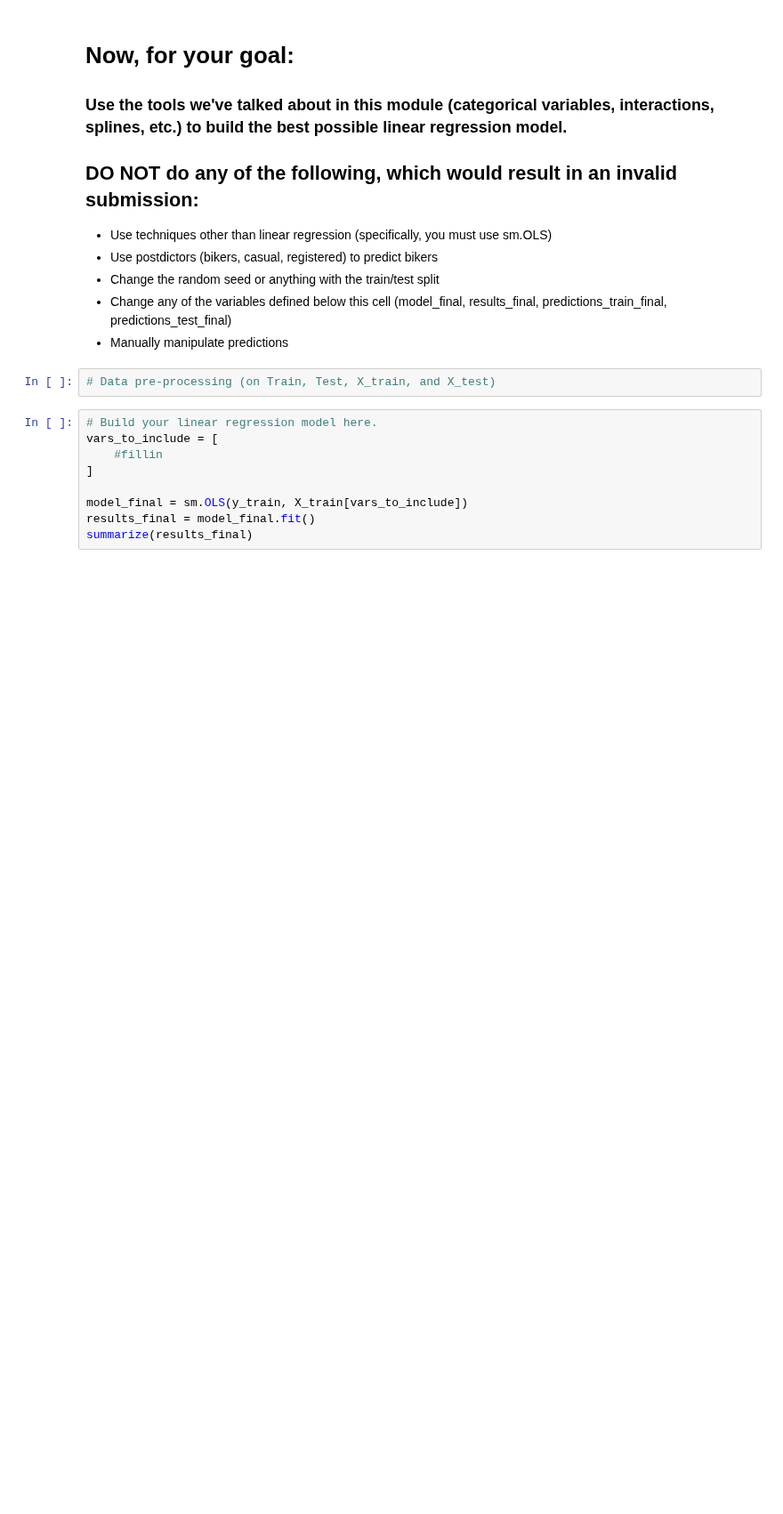
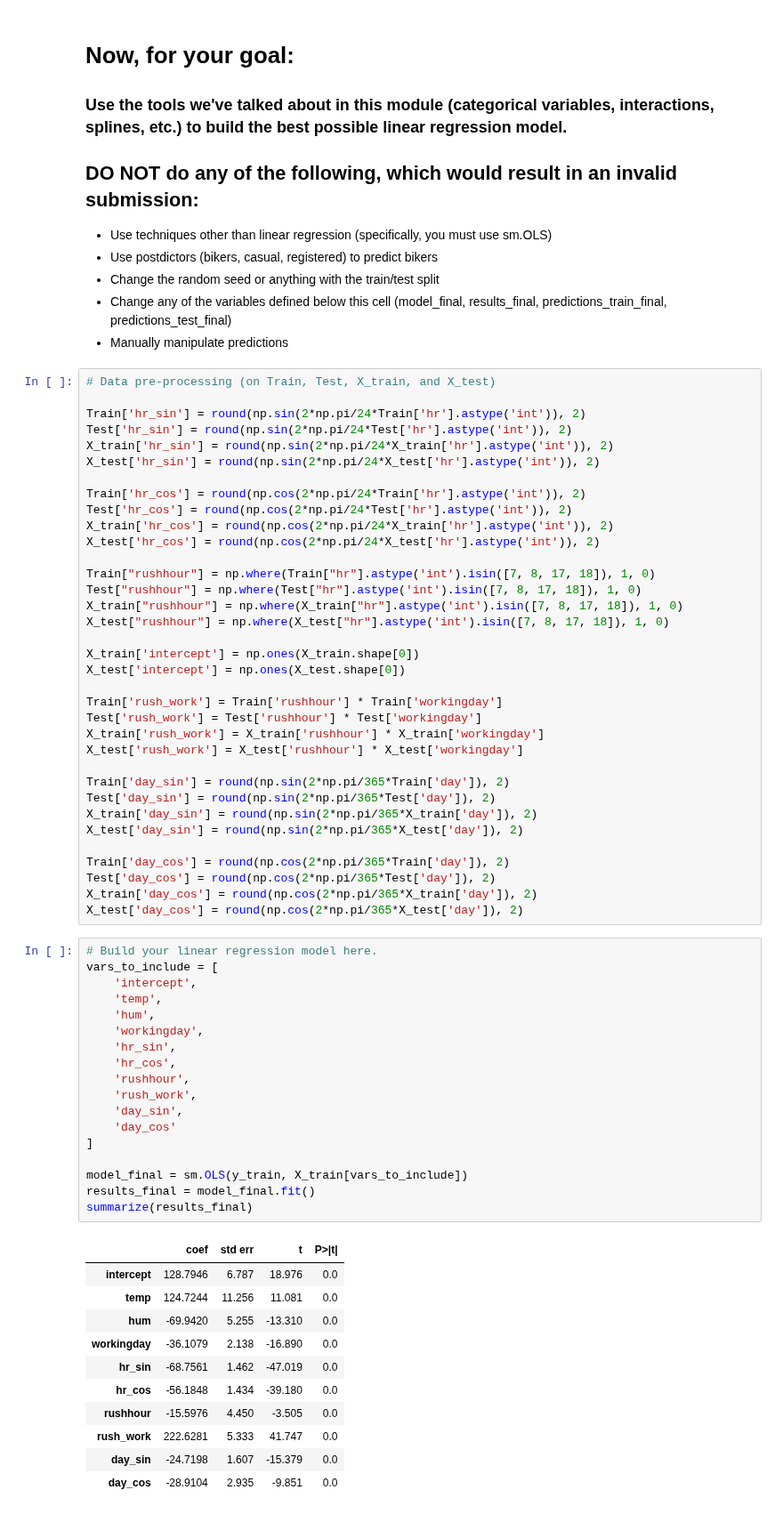
Before and after one commit to rashiddannett/code_2600, a Jupyter notebook: mod05_nonlinear.ipynb, the cells around one changed output. Shown at 89% size. Saved outputs shown, nothing was run; the diff lists cells and outputs as text; blank space fills up the shorter version.

```diff
--- a/mod05_nonlinear.ipynb
+++ b/mod05_nonlinear.ipynb
@@ -271,15 +354,69 @@ plot_avg_actual_vs_predicted_by_feature(X=X_train,
 - Manually manipulate predictions
 # %%
 # Data pre-processing (on Train, Test, X_train, and X_test)
+
+Train['hr_sin'] = round(np.sin(2*np.pi/24*Train['hr'].astype('int')), 2)
+Test['hr_sin'] = round(np.sin(2*np.pi/24*Test['hr'].astype('int')), 2)
+X_train['hr_sin'] = round(np.sin(2*np.pi/24*X_train['hr'].astype('int')), 2)
+X_test['hr_sin'] = round(np.sin(2*np.pi/24*X_test['hr'].astype('int')), 2)
+
+Train['hr_cos'] = round(np.cos(2*np.pi/24*Train['hr'].astype('int')), 2)
+Test['hr_cos'] = round(np.cos(2*np.pi/24*Test['hr'].astype('int')), 2)
+X_train['hr_cos'] = round(np.cos(2*np.pi/24*X_train['hr'].astype('int')), 2)
+X_test['hr_cos'] = round(np.cos(2*np.pi/24*X_test['hr'].astype('int')), 2)
+
+Train["rushhour"] = np.where(Train["hr"].astype('int').isin([7, 8, 17, 18]), 1, 0)
+Test["rushhour"] = np.where(Test["hr"].astype('int').isin([7, 8, 17, 18]), 1, 0)
+X_train["rushhour"] = np.where(X_train["hr"].astype('int').isin([7, 8, 17, 18]), 1, 0)
+X_test["rushhour"] = np.where(X_test["hr"].astype('int').isin([7, 8, 17, 18]), 1, 0)
+
+X_train['intercept'] = np.ones(X_train.shape[0])
+X_test['intercept'] = np.ones(X_test.shape[0])
+
+Train['rush_work'] = Train['rushhour'] * Train['workingday']
+Test['rush_work'] = Test['rushhour'] * Test['workingday']
+X_train['rush_work'] = X_train['rushhour'] * X_train['workingday']
+X_test['rush_work'] = X_test['rushhour'] * X_test['workingday']
+
+Train['day_sin'] = round(np.sin(2*np.pi/365*Train['day']), 2)
+Test['day_sin'] = round(np.sin(2*np.pi/365*Test['day']), 2)
+X_train['day_sin'] = round(np.sin(2*np.pi/365*X_train['day']), 2)
+X_test['day_sin'] = round(np.sin(2*np.pi/365*X_test['day']), 2)
+
+Train['day_cos'] = round(np.cos(2*np.pi/365*Train['day']), 2)
+Test['day_cos'] = round(np.cos(2*np.pi/365*Test['day']), 2)
+X_train['day_cos'] = round(np.cos(2*np.pi/365*X_train['day']), 2)
+X_test['day_cos'] = round(np.cos(2*np.pi/365*X_test['day']), 2)
 # %%
 # Build your linear regression model here.
 vars_to_include = [
-    #fillin
+    'intercept',
+    'temp',
+    'hum',
+    'workingday',
+    'hr_sin',
+    'hr_cos',
+    'rushhour',
+    'rush_work',
+    'day_sin',
+    'day_cos'
 ]
 
 model_final = sm.OLS(y_train, X_train[vars_to_include])
 results_final = model_final.fit()
 summarize(results_final)
+# %% [output]
+|  | coef | std err | t | P>|t| |
+| intercept | 128.7946 | 6.787 | 18.976 | 0.0 |
+| temp | 124.7244 | 11.256 | 11.081 | 0.0 |
+| hum | -69.9420 | 5.255 | -13.310 | 0.0 |
+| workingday | -36.1079 | 2.138 | -16.890 | 0.0 |
+| hr_sin | -68.7561 | 1.462 | -47.019 | 0.0 |
+| hr_cos | -56.1848 | 1.434 | -39.180 | 0.0 |
+| rushhour | -15.5976 | 4.450 | -3.505 | 0.0 |
+| rush_work | 222.6281 | 5.333 | 41.747 | 0.0 |
+| day_sin | -24.7198 | 1.607 | -15.379 | 0.0 |
+| day_cos | -28.9104 | 2.935 | -9.851 | 0.0 |
 # %%
 predictions_train_final = predict(X_train[vars_to_include], results_final)
 print('MSE train: ', mse(y_train, predictions_train_final))
```
Also changed, not shown: parts of 18 cells of this notebook.
